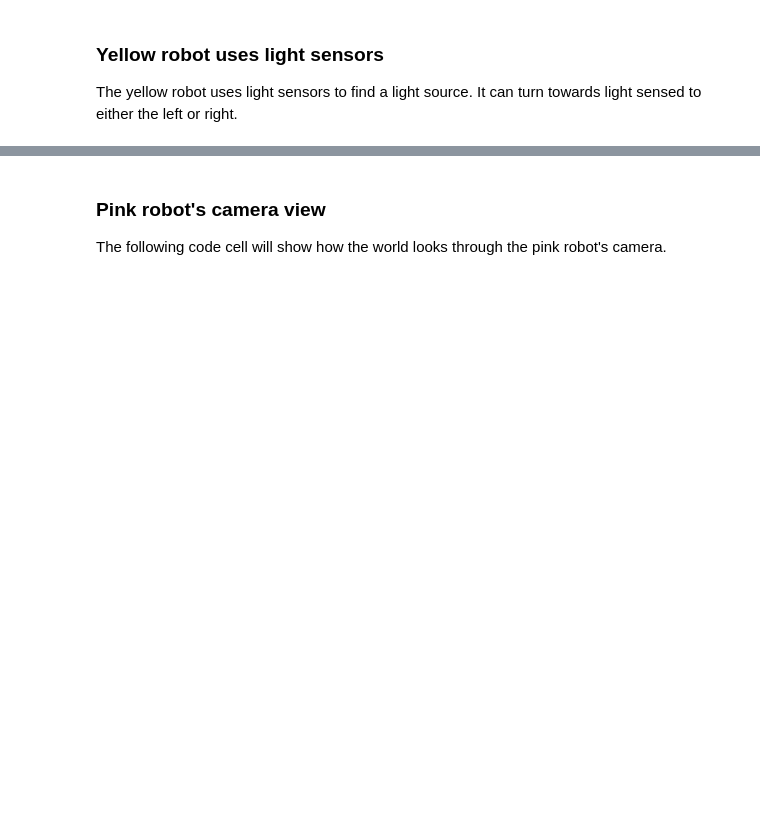
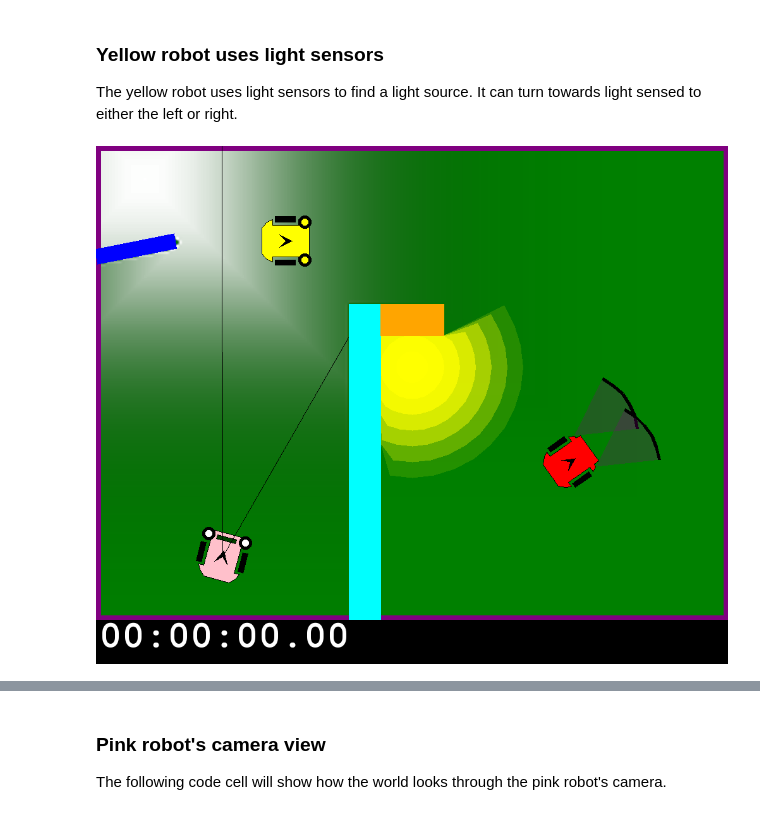
Before and after one commit to ArtificialIntelligenceToolkit/aitk, a Jupyter notebook: notebooks/Robotics/DemoRobots.ipynb, the cells around one changed output, grey strips where cells are left out. Cells and saved outputs as stored; diff of their text form; code cells hidden in the pictures; blank space fills up the shorter version.

```diff
--- a/notebooks/Robotics/DemoRobots.ipynb
+++ b/notebooks/Robotics/DemoRobots.ipynb
@@ -50,8 +58,11 @@ The yellow robot uses light sensors to find a light source. It can turn towards
 # %%
 robot3 = Scribbler(x=60, y=30, a=0, color="yellow", name="yellow")
 robot3.add_device(LightSensor(position=(6,-6), name="left-light"))
 robot3.add_device(LightSensor(position=(6,6), name="right-light"))
 world.add_robot(robot3)
+world
+# %% [output]
+[figure, added]
 # %%
 world.watch(width="700px")
 # %% [output]
```
Also changed, not shown: parts of 7 cells of this notebook.
